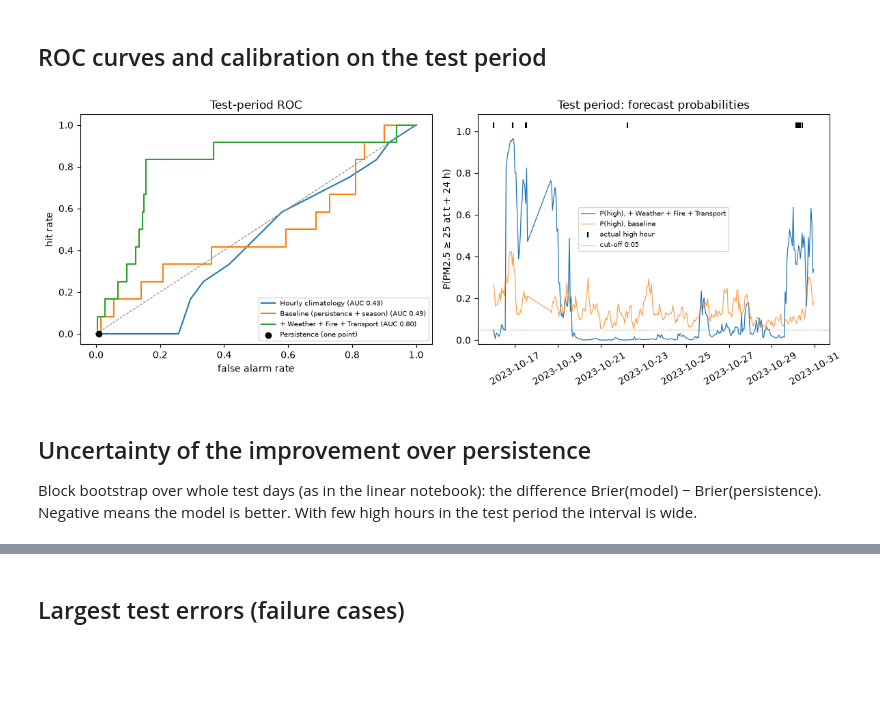
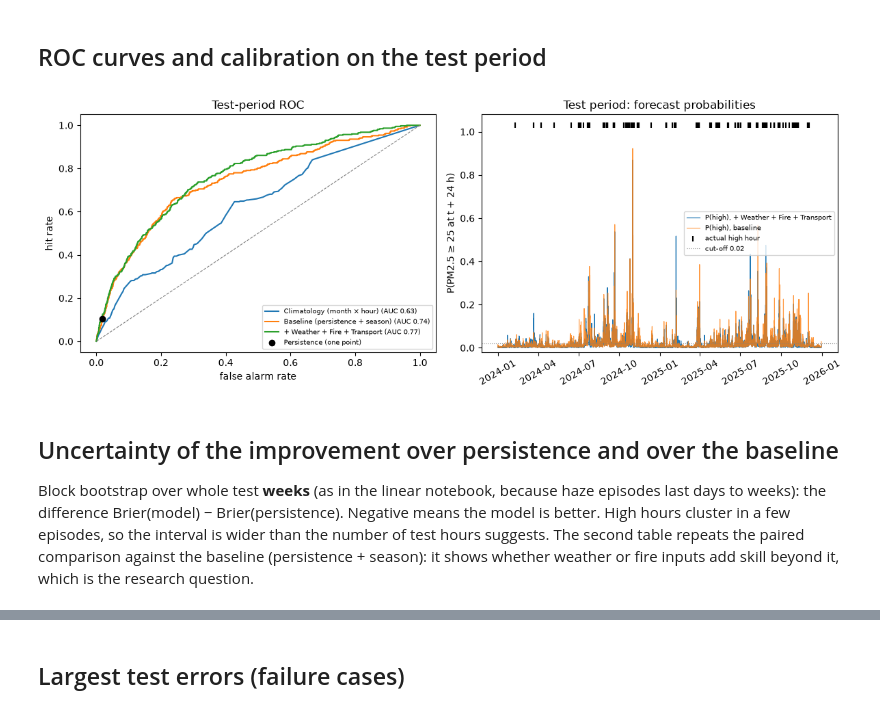
Before and after one commit to huythanh1324/sutd-stat, a Jupyter notebook: logistic_regression.ipynb, the cells around one changed output, grey strips where cells are left out. Drawn from its saved outputs; the diff is of its cells as text; code cells hidden in the pictures; blank space fills up the shorter version.

Commit message:
re-split and the baseline comparison are finished, and both notebooks run

```diff
--- a/logistic_regression.ipynb
+++ b/logistic_regression.ipynb
@@ -103,7 +107,7 @@ train_all.groupby("high")[explore].mean().T.round(2).rename(columns={0.0: "mean
 # %% [markdown]
 # 3. Training and evaluation sets
 # %%
-season = "hour_sin + hour_cos + is_weekend"
+season = "hour_sin + hour_cos + doy_sin + doy_cos + is_weekend"   # daily and annual cycles
 f_base = "pm25_lag0 + pm25_lag24 + " + season
 f_fire_terms = " + ".join(f"frp_{s}_24h" for s in SECTORS_USED)
 f_transport_terms = " + ".join(f"transport_{s}" for s in SECTORS_USED)
@@ -410,25 +416,25 @@ def climatology(fit_rows, new):
     return pd.Series(fit_rows["high"].mean(), index=new.index)
 
 def hourly_climatology(fit_rows, new):
-    by_hour = fit_rows.groupby(fit_rows["target_time"].dt.hour)["high"].mean()
-    return pd.Series(new["target_time"].dt.hour.map(by_hour).to_numpy(), index=new.index)
+    key = lambda rows: [rows["target_time"].dt.month, rows["target_time"].dt.hour]
+    by_month_hour = fit_rows.groupby(key(fit_rows))["high"].mean()
+    return pd.Series(by_month_hour.reindex(pd.MultiIndex.from_arrays(key(new))).to_numpy(), index=new.index)
 
-predictors = {"Persistence": persistence, "Climatology (base rate)": climatology, "Hourly climatology": hourly_climatology}
+predictors = {"Persistence": persistence, "Climatology (base rate)": climatology, "Climatology (month × hour)": hourly_climatology}
 predictors.update({name: logit_predictor(f) for name, f in formulas.items()})
 
-def rolling_origin(data, days):
+def rolling_origin(data, edges):
     out = []
-    for day in days:
-        fit_rows = data[data["target_time"] < day]
-        new = data[(data.index >= day) & (data.index < day + pd.Timedelta(days=1))]
+    for start, stop in zip(edges[:-1], edges[1:]):     # refit at the start of every month, forecast that month
+        fit_rows = data[data["target_time"] < start]
+        new = data[(data.index >= start) & (data.index < stop)]
         if len(new) == 0:
             continue
         preds = pd.DataFrame({name: f(fit_rows, new) for name, f in predictors.items()})
-        preds.insert(0, "high", new["high"]); preds.insert(0, "y", new["y"]); preds.insert(0, "day", day)
+        preds.insert(0, "high", new["high"]); preds.insert(0, "y", new["y"]); preds.insert(0, "day", new.index.floor("D")); preds.insert(0, "fold", start)
         out.append(preds)
     return pd.concat(out)
 
-val_days = pd.date_range("2023-10-01", "2023-10-14", freq="D", tz=SGT)
-val = rolling_origin(train, val_days)
-print(f"{len(val)} validation forecasts over {val['day'].nunique()} days, {int(val['high'].sum())} high hours")
+val = rolling_origin(train, VAL_EDGES)
+print(f"{len(val)} validation forecasts over {val['fold'].nunique()} monthly folds, {int(val['high'].sum())} high hours")
 # %% [output]
@@ -482,7 +488,7 @@ def classify(y, warn):
             "false_alarm_rate": fp / (fp + tn) if fp + tn else np.nan, "F1": f1,
             "Peirce": (tp / (tp + fn) if tp + fn else 0) - (fp / (fp + tn) if fp + tn else 0)}
 
-cuts = np.round(np.arange(0.05, 0.96, 0.05), 2)
+cuts = np.round(np.r_[np.arange(0.01, 0.05, 0.01), np.arange(0.05, 0.96, 0.05)], 2)
 peirce_by_cut = pd.Series({c: classify(val["high"], (val[FULL] >= c).astype(int))["Peirce"] for c in cuts})
 CUTOFF = float(peirce_by_cut.idxmax())
 print(f"cut-off chosen on validation: p ≥ {CUTOFF:.2f} (Peirce = {peirce_by_cut.max():.3f}; at 0.50 Peirce = {peirce_by_cut.loc[0.5]:.3f})")
@@ -670,10 +680,10 @@ formula_of = lambda cols: f"{RESP} ~ " + " + ".join(SEASON_TERMS + [CANDIDATES[j
 METRIC = "Brier" if LOGIT else "RMSE"
 
 def folds(rows=train):
-    for day in val_days:
-        new = rows[(rows.index >= day) & (rows.index < day + pd.Timedelta(days=1))]
+    for start, stop in zip(VAL_EDGES[:-1], VAL_EDGES[1:]):
+        new = rows[(rows.index >= start) & (rows.index < stop)]
         if len(new):
-            yield rows[rows["target_time"] < day], new
+            yield rows[rows["target_time"] < start], new
 
 def summarise(err):
     e = pd.concat(err)
@@ -924,30 +938,30 @@ pd.DataFrame({n: classify(test_pred["high"], w) for n, w in warn_rules.items()})
 # %%
 def roc(y, p):
     thr = np.r_[np.inf, np.sort(np.unique(p))[::-1]]
     return [((p >= t) & (y == 0)).sum() / max((y == 0).sum(), 1) for t in thr], [((p >= t) & (y == 1)).sum() / max((y == 1).sum(), 1) for t in thr]
 
 fig, ax = plt.subplots(1, 2, figsize=(12, 4.5))
 yv = test_pred["high"].to_numpy()
-for name in ["Hourly climatology", "Baseline (persistence + season)", FULL]:
+for name in ["Climatology (month × hour)", "Baseline (persistence + season)", FULL]:
     fpr, tpr = roc(yv, test_pred[name].to_numpy())
     ax[0].plot(fpr, tpr, label=f"{name} (AUC {test_scores.loc[name, 'AUC']:.2f})")
 pr = classify(test_pred["high"], test_pred["Persistence"].astype(int))
 ax[0].scatter(pr["false_alarm_rate"], pr["recall (hit rate)"], c="k", zorder=3, label="Persistence (one point)")
 ax[0].plot([0, 1], [0, 1], ls="--", c="grey", lw=0.8); ax[0].legend(fontsize=7)
 ax[0].set(title="Test-period ROC", xlabel="false alarm rate", ylabel="hit rate")
 
 ax[1].plot(test_pred.index, test_pred[FULL], lw=0.9, label=f"P(high), {FULL}")
 ax[1].plot(test_pred.index, test_pred["Baseline (persistence + season)"], lw=0.8, alpha=0.8, label="P(high), baseline")
 ax[1].scatter(test_pred.index[yv == 1], np.ones((yv == 1).sum()) * 1.03, marker="|", c="k", label="actual high hour")
 ax[1].axhline(CUTOFF, ls=":", c="grey", lw=0.8, label=f"cut-off {CUTOFF:.2f}")
 ax[1].set(title="Test period: forecast probabilities", ylabel="P(PM2.5 ≥ 25 at t + 24 h)", ylim=(-0.02, 1.08)); ax[1].legend(fontsize=7)
 ax[1].tick_params(axis="x", labelrotation=30)
 plt.tight_layout(); fig.savefig(FIG / "logistic_test.png", dpi=150, bbox_inches="tight"); plt.show()
 # %% [output]
-[figure, old version]
+[figure, new version]
 # %% [markdown]
-## Uncertainty of the improvement over persistence
+## Uncertainty of the improvement over persistence and over the baseline
 
-Block bootstrap over whole test days (as in the linear notebook): the difference Brier(model) − Brier(persistence). Negative means the model is better. With few high hours in the test period the interval is wide.
+Block bootstrap over whole test **weeks** (as in the linear notebook, because haze episodes last days to weeks): the difference Brier(model) − Brier(persistence). Negative means the model is better. High hours cluster in a few episodes, so the interval is wider than the number of test hours suggests. The second table repeats the paired comparison against the baseline (persistence + season): it shows whether weather or fire inputs add skill beyond it, which is the research question.
 # %%
 rng = np.random.default_rng(42)
```
Also changed, not shown: parts of 43 cells of this notebook, 12 other files.
